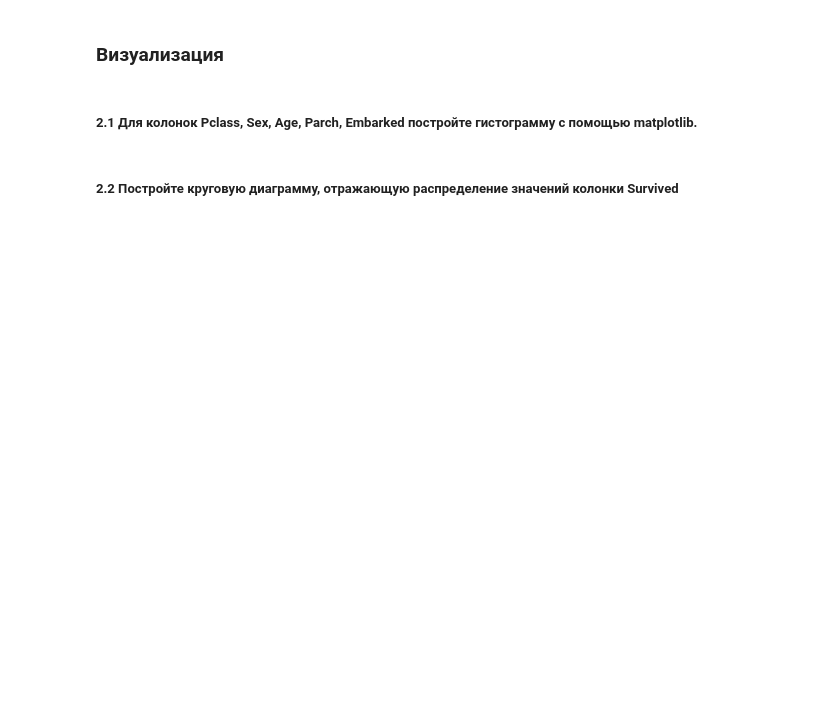
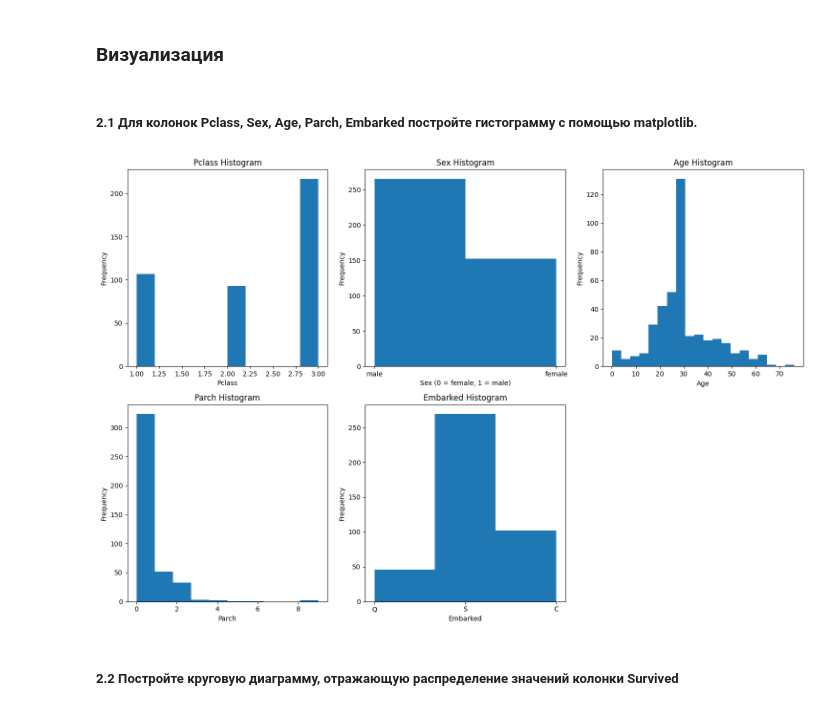
Before and after one commit to babasuck/ML-NNs, a Jupyter notebook: Assignments/3. Data preparation/basic_pandas.ipynb, the cells around one changed output. Cells and saved outputs as stored; diff of their text form; code cells hidden in the pictures; blank space fills up the shorter version.

```diff
--- a/Assignments/3. Data preparation/basic_pandas.ipynb
+++ b/Assignments/3. Data preparation/basic_pandas.ipynb
@@ -41,0 +70,12 @@ df.head()
+# %%
+from sklearn.impute import SimpleImputer
+import numpy as np
+
+# (mean, median or most frequent)
+
+imp_age = SimpleImputer(missing_values=np.nan, strategy="mean")
+imp_emb = SimpleImputer(missing_values=np.nan, strategy="most_frequent")
+
+df['Age'] = imp_age.fit_transform(df[['Age']])
+# %%
+df.dropna(subset=['Age', 'Fare'], inplace=True)
@@ -46,0 +94,8 @@ df.head()
+# %%
+df['age_20_35'] = ((df['Age'] >= 20) & (df['Age'] <= 35))
+df['age_35_50'] = ((df['Age'] > 35) & (df['Age'] <= 50))
+df['age_50_80'] = ((df['Age'] > 50) & (df['Age'] <= 80))
+a, b, c = df['age_20_35'].value_counts(), df['age_35_50'].value_counts(), df['age_50_80'].value_counts()
+print(a)
+print(b)
+print(c)
@@ -74,2 +194,38 @@ label_encoded_dataframe = ...
+# %%
+import matplotlib.pyplot as plt
+
+# Создаем фигуру для отображения нескольких графиков
+fig, axs = plt.subplots(2, 3, figsize=(15, 10))  # 2 строки и 3 столбца
+
+axs[0, 0].hist(df['Pclass'])
+axs[0, 0].set_title('Pclass Histogram')
+axs[0, 0].set_xlabel('Pclass')
+axs[0, 0].set_ylabel('Frequency')
+
+axs[0, 1].hist(df['Sex'], bins=2)
+axs[0, 1].set_title('Sex Histogram')
+axs[0, 1].set_xlabel('Sex (0 = female, 1 = male)')
+axs[0, 1].set_ylabel('Frequency')
+
+axs[0, 2].hist(df['Age'], bins=20)
+axs[0, 2].set_title('Age Histogram')
+axs[0, 2].set_xlabel('Age')
+axs[0, 2].set_ylabel('Frequency')
+
+axs[1, 0].hist(df['Parch'], bins=10)
+axs[1, 0].set_title('Parch Histogram')
+axs[1, 0].set_xlabel('Parch')
+axs[1, 0].set_ylabel('Frequency')
+
+axs[1, 1].hist(df['Embarked'], bins=3)
+axs[1, 1].set_title('Embarked Histogram')
+axs[1, 1].set_xlabel('Embarked')
+axs[1, 1].set_ylabel('Frequency')
+
+axs[1, 2].axis('off')
+plt.tight_layout()
+plt.show()
+# %% [output]
+[figure, added]
 # %% [markdown]
 ##### 2.2 Постройте круговую диаграмму, отражающую распределение значений колонки Survived
```
Also changed, not shown: parts of 19 cells of this notebook, 3 other files.
